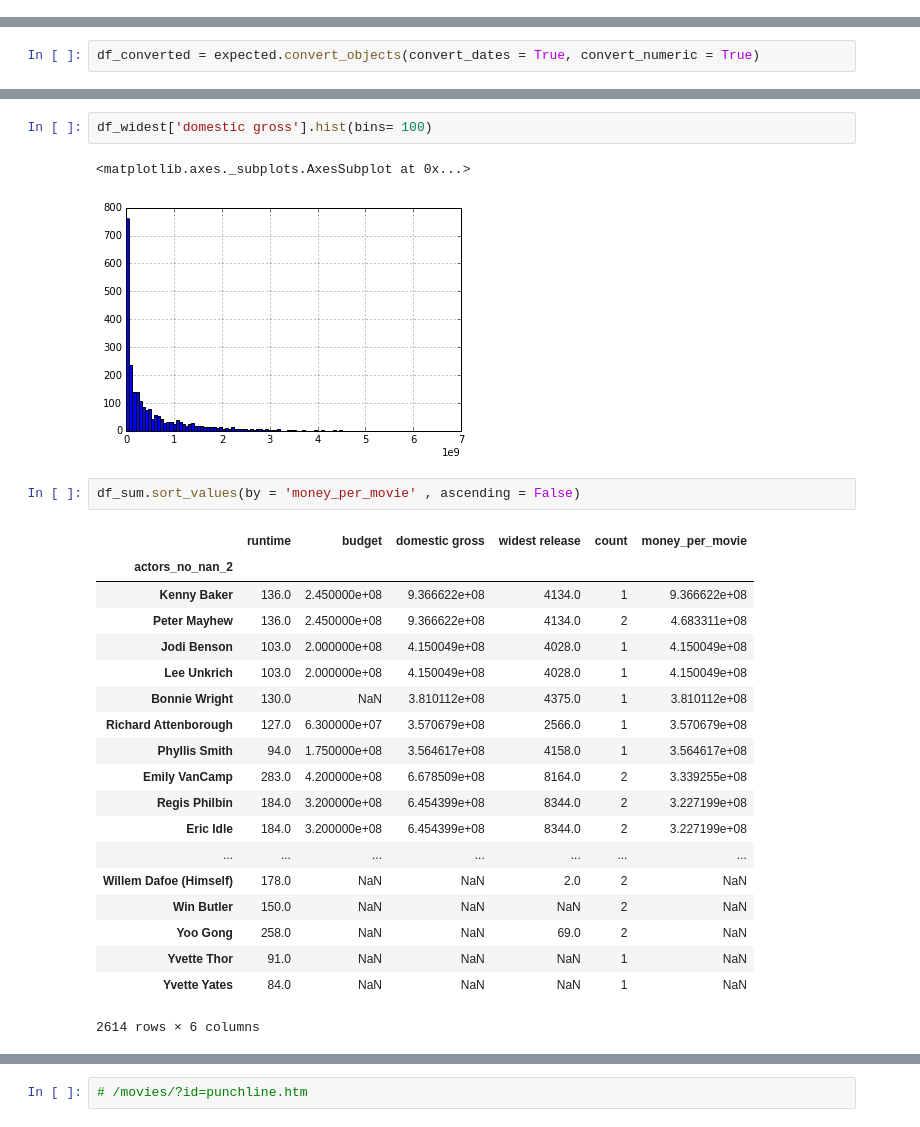
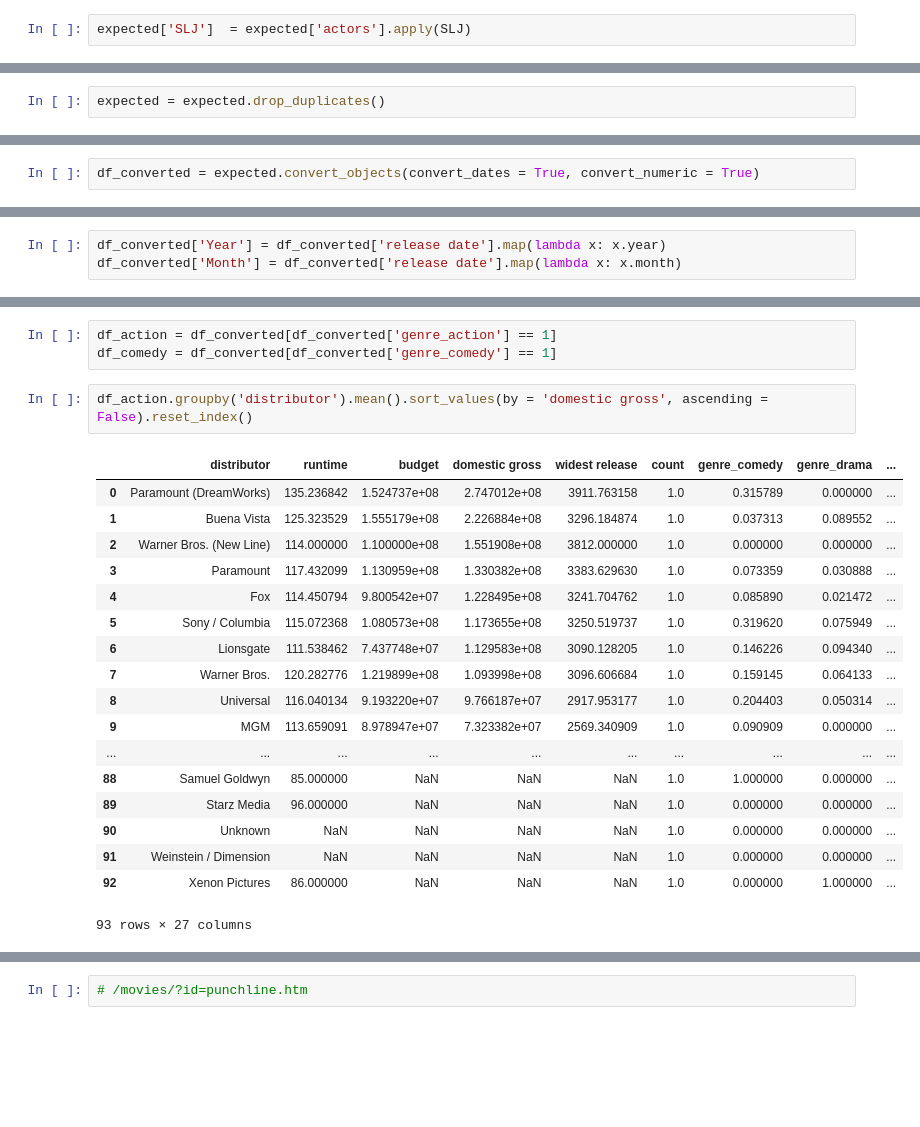
Before and after one commit to karmacelina/predicting_movie_widest_release, a Jupyter notebook: more_scraping_this_is_working.ipynb, the cells around one changed output, grey strips where cells are left out. Drawn from its saved outputs; the diff is of its cells as text; blank space fills up the shorter version.

```diff
--- a/more_scraping_this_is_working.ipynb
+++ b/more_scraping_this_is_working.ipynb
@@ -781,0 +688,2 @@ Index(['movie', 'genre', 'release date', 'distributor', 'runtime', 'rating',
+# %%
+expected['SLJ']  = expected['actors'].apply(SLJ)
@@ -781,0 +707,2 @@ Index(['movie', 'genre', 'release date', 'distributor', 'runtime', 'rating',
+# %%
+expected = expected.drop_duplicates()
@@ -783,0 +796,3 @@ df_converted = expected.convert_objects(convert_dates = True, convert_numeric =
+# %%
+df_converted['Year'] = df_converted['release date'].map(lambda x: x.year)
+df_converted['Month'] = df_converted['release date'].map(lambda x: x.month)
@@ -1116,27 +925,24 @@ df_widest[df_widest['avg_dom_gross_movie'] >= 100000000]['avg_cost_movie'].hist(
-# %%
-df_widest['domestic gross'].hist(bins= 100)
-# %% [output]
-<matplotlib.axes._subplots.AxesSubplot at 0x...>
-[figure, removed]
-# %%
-df_sum.sort_values(by = 'money_per_movie' , ascending = False)
-# %% [output]
-|  | runtime | budget | domestic gross | widest release | count | money_per_movie |
-| actors_no_nan_2 |  |  |  |  |  |  |
-| Kenny Baker | 136.0 | 2.450000e+08 | 9.366622e+08 | 4134.0 | 1 | 9.366622e+08 |
-| Peter Mayhew | 136.0 | 2.450000e+08 | 9.366622e+08 | 4134.0 | 2 | 4.683311e+08 |
-| Jodi Benson | 103.0 | 2.000000e+08 | 4.150049e+08 | 4028.0 | 1 | 4.150049e+08 |
-| Lee Unkrich | 103.0 | 2.000000e+08 | 4.150049e+08 | 4028.0 | 1 | 4.150049e+08 |
-| Bonnie Wright | 130.0 | NaN | 3.810112e+08 | 4375.0 | 1 | 3.810112e+08 |
-| Richard Attenborough | 127.0 | 6.300000e+07 | 3.570679e+08 | 2566.0 | 1 | 3.570679e+08 |
-| Phyllis Smith | 94.0 | 1.750000e+08 | 3.564617e+08 | 4158.0 | 1 | 3.564617e+08 |
-| Emily VanCamp | 283.0 | 4.200000e+08 | 6.678509e+08 | 8164.0 | 2 | 3.339255e+08 |
-| Regis Philbin | 184.0 | 3.200000e+08 | 6.454399e+08 | 8344.0 | 2 | 3.227199e+08 |
-| Eric Idle | 184.0 | 3.200000e+08 | 6.454399e+08 | 8344.0 | 2 | 3.227199e+08 |
-| ... | ... | ... | ... | ... | ... | ... |
-| Willem Dafoe (Himself) | 178.0 | NaN | NaN | 2.0 | 2 | NaN |
-| Win Butler | 150.0 | NaN | NaN | NaN | 2 | NaN |
-| Yoo Gong | 258.0 | NaN | NaN | 69.0 | 2 | NaN |
-| Yvette Thor | 91.0 | NaN | NaN | NaN | 1 | NaN |
-| Yvette Yates | 84.0 | NaN | NaN | NaN | 1 | NaN |
-2614 rows × 6 columns
+# %%
+df_action = df_converted[df_converted['genre_action'] == 1]
+df_comedy = df_converted[df_converted['genre_comedy'] == 1]
+# %%
+df_action.groupby('distributor').mean().sort_values(by = 'domestic gross', ascending = False).reset_index()
+# %% [output]
+|  | distributor | runtime | budget | domestic gross | widest release | count | genre_comedy | genre_drama | ... |
+| 0 | Paramount (DreamWorks) | 135.236842 | 1.524737e+08 | 2.747012e+08 | 3911.763158 | 1.0 | 0.315789 | 0.000000 | ... |
+| 1 | Buena Vista | 125.323529 | 1.555179e+08 | 2.226884e+08 | 3296.184874 | 1.0 | 0.037313 | 0.089552 | ... |
+| 2 | Warner Bros. (New Line) | 114.000000 | 1.100000e+08 | 1.551908e+08 | 3812.000000 | 1.0 | 0.000000 | 0.000000 | ... |
+| 3 | Paramount | 117.432099 | 1.130959e+08 | 1.330382e+08 | 3383.629630 | 1.0 | 0.073359 | 0.030888 | ... |
+| 4 | Fox | 114.450794 | 9.800542e+07 | 1.228495e+08 | 3241.704762 | 1.0 | 0.085890 | 0.021472 | ... |
+| 5 | Sony / Columbia | 115.072368 | 1.080573e+08 | 1.173655e+08 | 3250.519737 | 1.0 | 0.319620 | 0.075949 | ... |
+| 6 | Lionsgate | 111.538462 | 7.437748e+07 | 1.129583e+08 | 3090.128205 | 1.0 | 0.146226 | 0.094340 | ... |
+| 7 | Warner Bros. | 120.282776 | 1.219899e+08 | 1.093998e+08 | 3096.606684 | 1.0 | 0.159145 | 0.064133 | ... |
+| 8 | Universal | 116.040134 | 9.193220e+07 | 9.766187e+07 | 2917.953177 | 1.0 | 0.204403 | 0.050314 | ... |
+| 9 | MGM | 113.659091 | 8.978947e+07 | 7.323382e+07 | 2569.340909 | 1.0 | 0.090909 | 0.000000 | ... |
+| ... | ... | ... | ... | ... | ... | ... | ... | ... | ... |
+| 88 | Samuel Goldwyn | 85.000000 | NaN | NaN | NaN | 1.0 | 1.000000 | 0.000000 | ... |
+| 89 | Starz Media | 96.000000 | NaN | NaN | NaN | 1.0 | 0.000000 | 0.000000 | ... |
+| 90 | Unknown | NaN | NaN | NaN | NaN | 1.0 | 0.000000 | 0.000000 | ... |
+| 91 | Weinstein / Dimension | NaN | NaN | NaN | NaN | 1.0 | 0.000000 | 0.000000 | ... |
+| 92 | Xenon Pictures | 86.000000 | NaN | NaN | NaN | 1.0 | 0.000000 | 1.000000 | ... |
+93 rows × 27 columns
```
Also changed, not shown: parts of 185 cells of this notebook.
